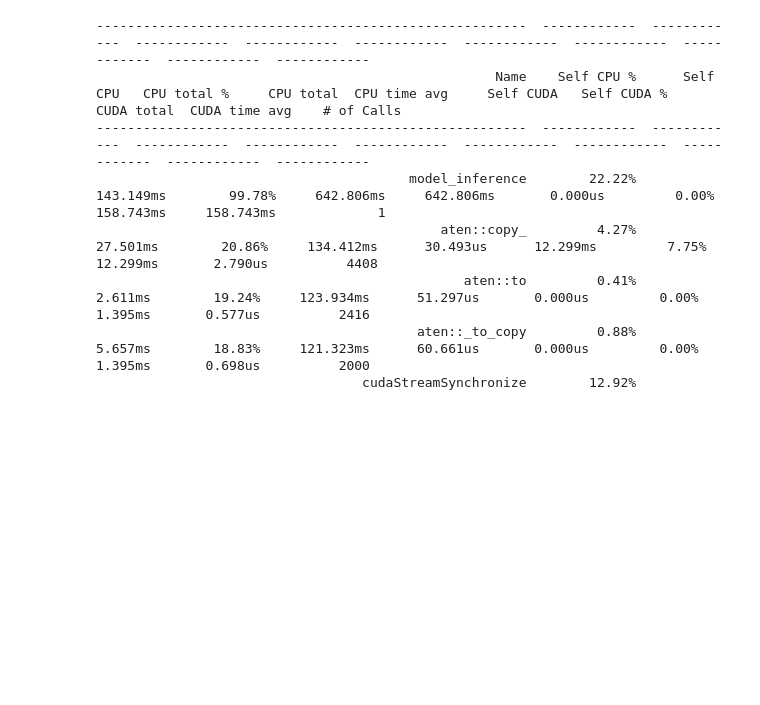
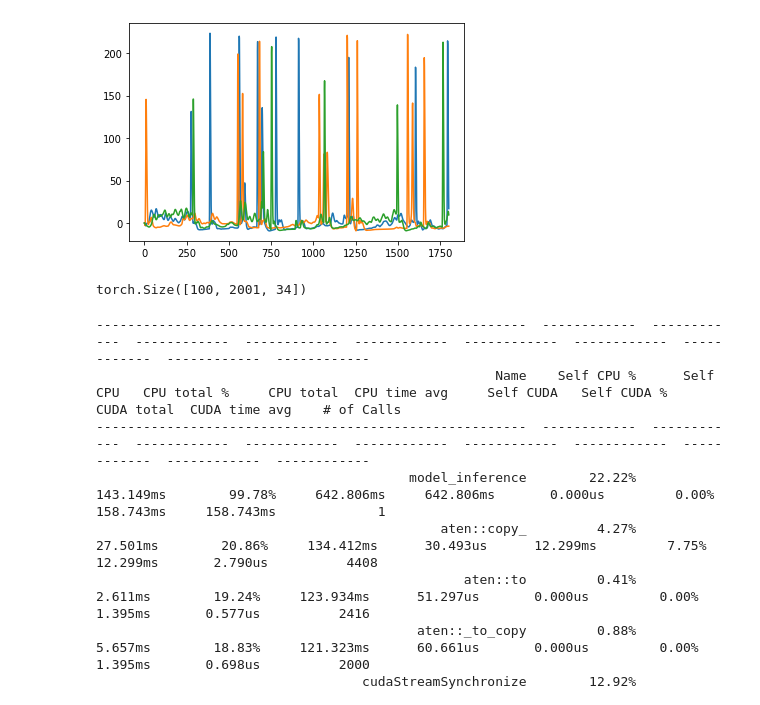
Before and after one commit to ntolley/bayesian_surrogates, a Jupyter notebook: surrogate_network.ipynb, the cells around one changed output. Cells and saved outputs as stored; diff of their text form; code cells hidden in the pictures; blank space fills up the shorter version.

Commit message:
Jit on surrogate network

```diff
--- a/surrogate_network.ipynb
+++ b/surrogate_network.ipynb
@@ -110,8 +122,8 @@ for cell_type in net.cell_types:
     _, input_size = cell_type_dataset[0][0].detach().cpu().numpy().shape
     _, output_size = cell_type_dataset[0][1].detach().cpu().numpy().shape
 
-    model_dict[cell_type] = torch.jit.script(utils.model_celltype_lstm(
-        input_size=input_size, output_size=output_size, device=device, **model_architecture[cell_type]))
+    model_dict[cell_type] = utils.model_celltype_lstm(
+        input_size=input_size, output_size=output_size, device=device, **model_architecture[cell_type])
     model_dict[cell_type].load_state_dict(torch.load(f'{dataset_type}_models/{cell_type}_{dataset_type}_model.pt'))
     model_dict[cell_type].to(device)
 # %%
@@ -202,7 +242,10 @@ class model_network(nn.Module):
 
         return scaler_dict
 # %%
-model = model_network(net, model_dict, dataset_dict, network_data_connectivity, device=device, bidirectional=False).to(device)
+model_pytorch = model_network(net, model_dict, dataset_dict, network_data_connectivity, device=device, bidirectional=False)
+# %%
+model = torch.jit.script(model_pytorch, ).to(device)
+# model = model_pytorch.to(device)
 # %%
 # Make input spike dict initialized with prox/distal noisy drive
 input_spike_dict = dict()
@@ -213,7 +256,16 @@ for cell_type in net.cell_types:
 # %%
 with torch.no_grad():
     model.eval()
-    pred_dict = model(input_spike_dict)
+    pred = model(input_spike_dict['L5_pyramidal'], input_spike_dict['L2_pyramidal'],
+                        input_spike_dict['L5_basket'], input_spike_dict['L2_basket'])
+# %%
+_ = plt.plot(torch.stack(pred[0])[:,:3].detach().cpu().numpy())
+# %% [output]
+[figure, added]
+# %%
+pred[0].shape
+# %% [output]
+torch.Size([100, 2001, 34])
 # %%
 from torch.profiler import profile, record_function, ProfilerActivity
 
```
Also changed, not shown: parts of 6 cells of this notebook, 1 other file.
